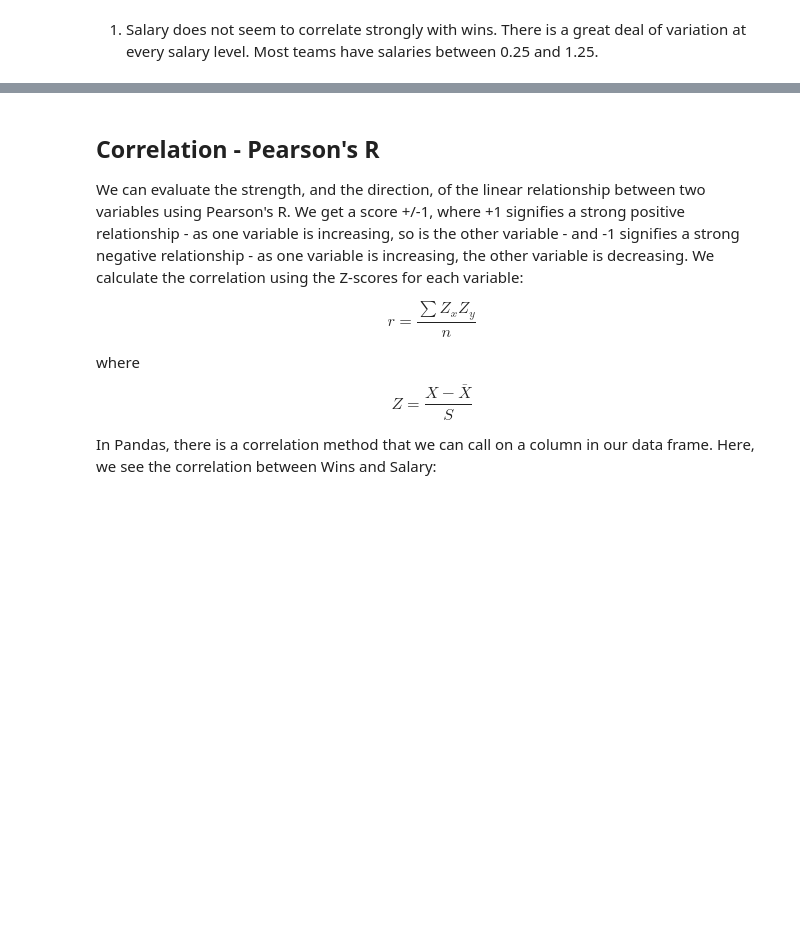
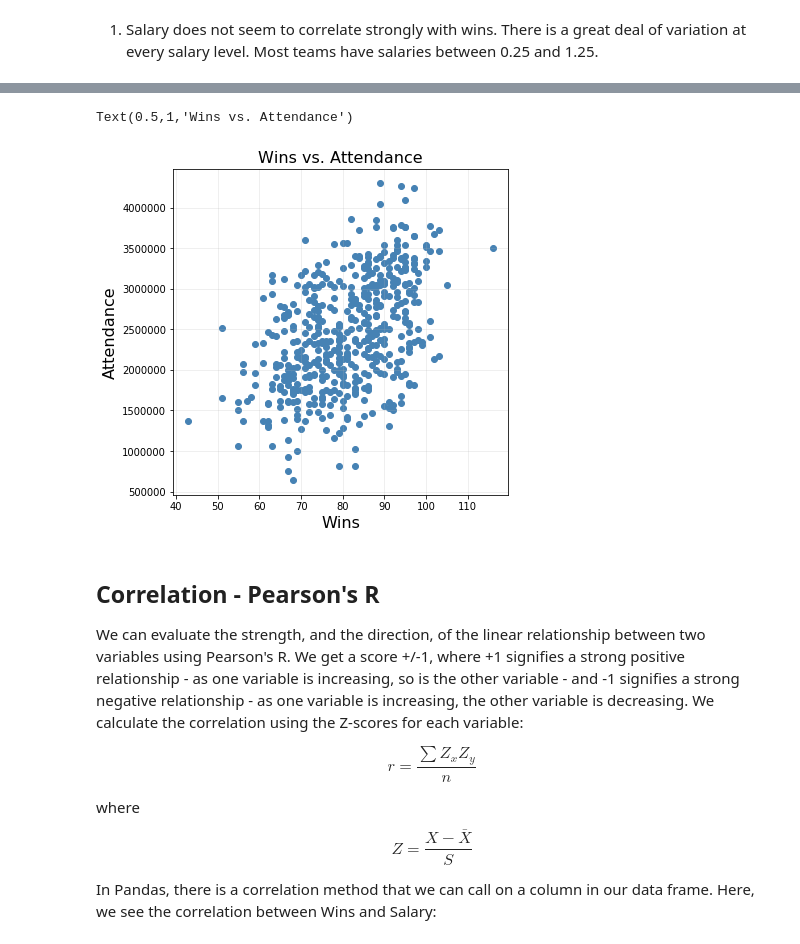
Before and after one commit to michaelmdresser/csci4831-sabermetrics, a Jupyter notebook: Lecture12AlexRodriguez.ipynb, the cells around one changed output, grey strips where cells are left out. Drawn from its saved outputs; the diff is of its cells as text; code cells hidden in the pictures; blank space fills up the shorter version.

```diff
--- a/Lecture12AlexRodriguez.ipynb
+++ b/Lecture12AlexRodriguez.ipynb
@@ -216,3 +232,13 @@ teamsWinsSalaries.sort_values(["WP"], ascending=False)
+# %%
+fig, axes = plt.subplots(nrows=1, ncols=1, figsize=(6,6))
+axes.scatter(teamsWinsSalaries["W"], teamsWinsSalaries["attendance"], color = "steelblue")
+axes.grid(alpha=0.25)
+axes.set_xlabel("Wins", fontsize=16)
+axes.set_ylabel("Attendance", fontsize=16)
+axes.set_title("Wins vs. Attendance", fontsize=16)
+# %% [output]
+Text(0.5,1,'Wins vs. Attendance')
+[figure, added]
 # %% [markdown]
 ## Correlation  - Pearson's R ##
 We can evaluate the strength, and the direction, of the linear relationship between two variables using Pearson's R. We get a score +/-1, where +1 signifies a strong positive relationship - as one variable is increasing, so is the other variable - and -1 signifies a strong negative relationship - as one variable is increasing, the other variable is decreasing. We calculate the correlation using the Z-scores for each variable:
```
Also changed, not shown: parts of 7 cells of this notebook, 10 other files.
